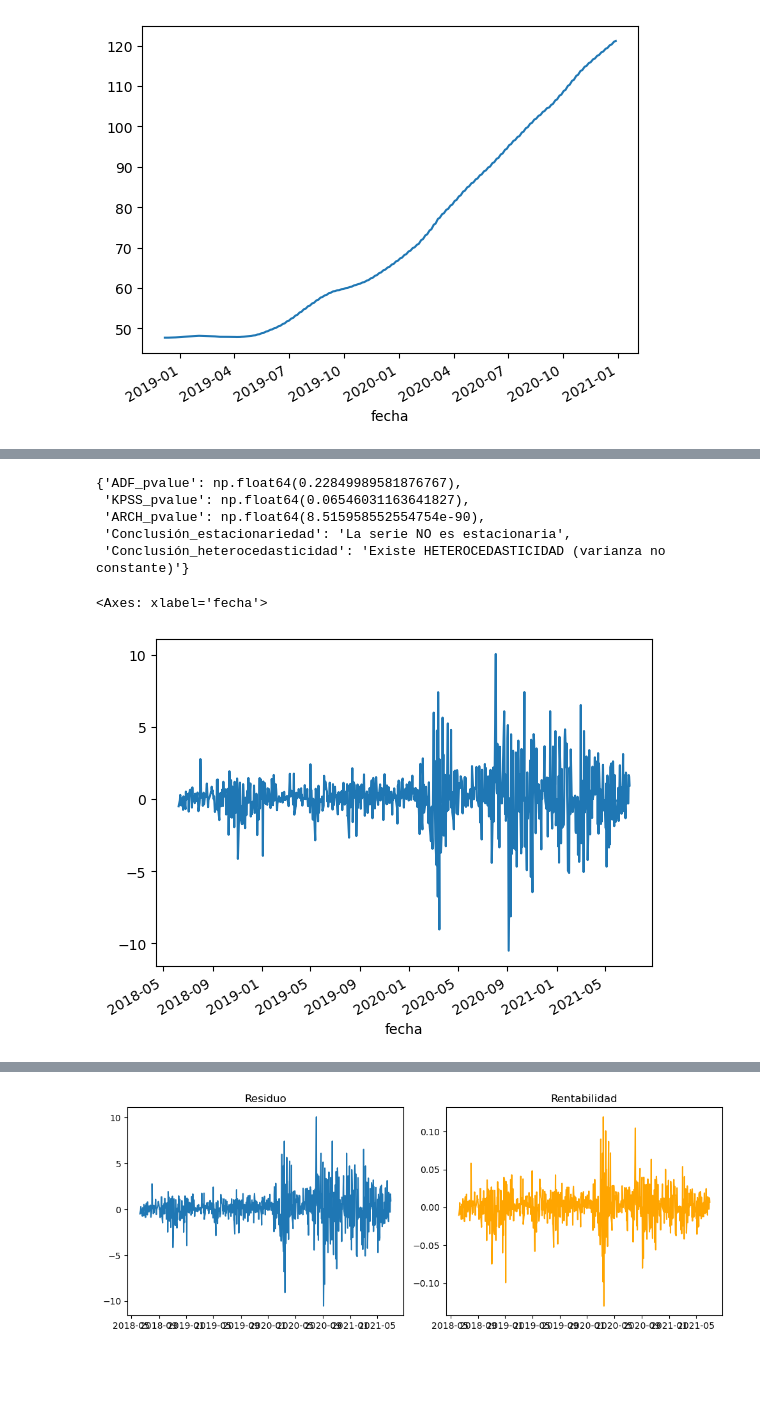
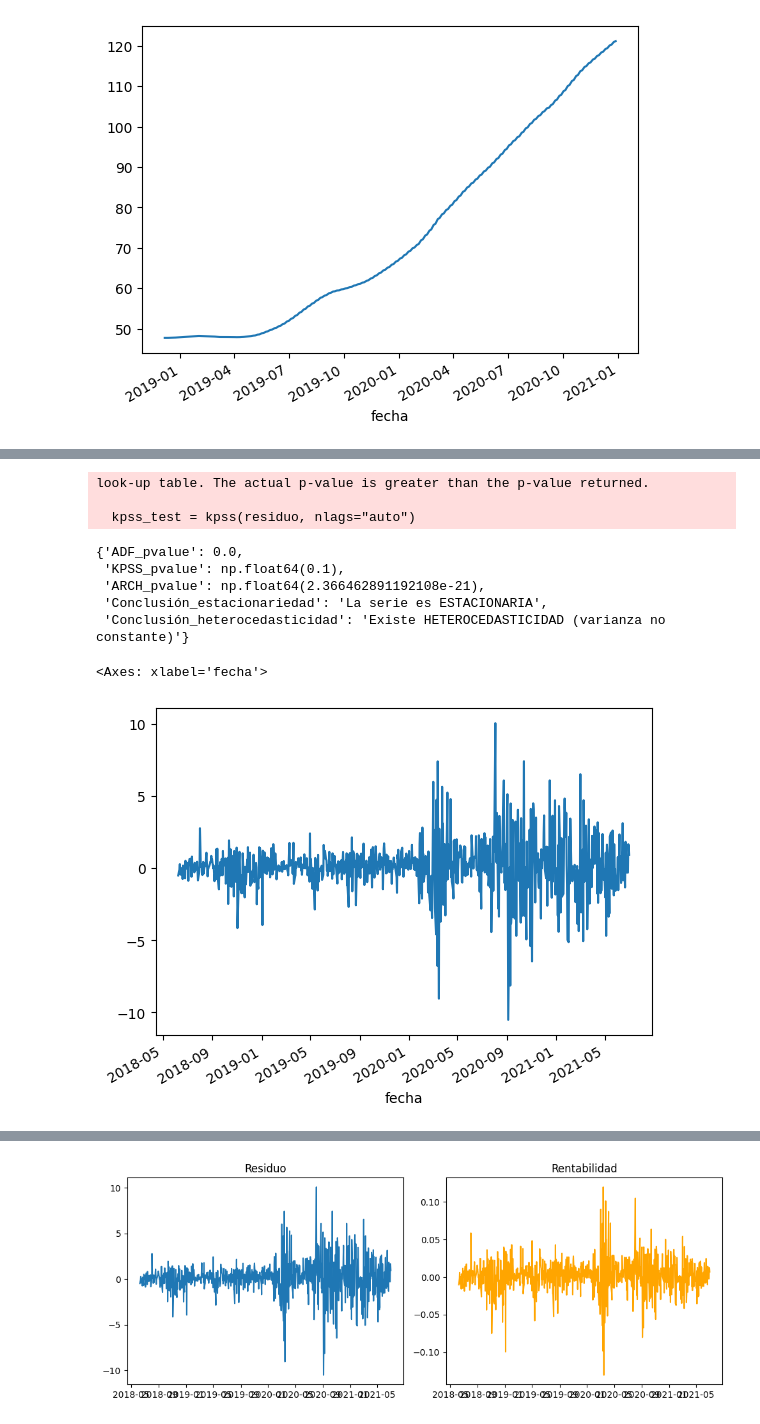
Before and after one commit to LanderAgirre/Reto_09_Azul_Oscuro, a Jupyter notebook: 4.Data_Science.ipynb, the cells around one changed output, grey strips where cells are left out. Saved outputs shown, nothing was run; the diff lists cells and outputs as text; code cells hidden in the pictures; blank space fills up the shorter version.

```diff
--- a/4.Data_Science.ipynb
+++ b/4.Data_Science.ipynb
@@ -71,7 +62,3 @@ trend.plot()
 # %% [output]
 <Axes: xlabel='fecha'>
 [figure]
-# %%
-datos_cartera['resido_AAPLE'] = datos_cartera['AAPL'] - trend
-datos_cartera['resido_AAPLE'].dropna(inplace=True)
-datos_cartera.head()
@@ -91,3 +65,5 @@ datos_cartera['resido_AAPLE'].plot()
+# %%
+datos_cartera['residuo_AAPL']=datos_cartera['AAPL'].diff()
 # %%
 def test_estacionario(residuo):
 
@@ -121,18 +97,19 @@ def test_estacionario(residuo):
 
     return resultados
 # %%
-test_aapl=test_estacionario(datos_cartera['resido_AAPLE'])
+test_aapl=test_estacionario(datos_cartera['residuo_AAPL'])
 test_aapl
 # %% [output]
-{'ADF_pvalue': np.float64(0.22849989581876767),
- 'KPSS_pvalue': np.float64(0.06546031163641827),
- 'ARCH_pvalue': np.float64(8.515958552554754e-90),
- 'Conclusión_estacionariedad': 'La serie NO es estacionaria',
- 'Conclusión_heterocedasticidad': 'Existe HETEROCEDASTICIDAD (varianza no constante)'}
+look-up table. The actual p-value is greater than the p-value returned.
+
+  kpss_test = kpss(residuo, nlags="auto")
+{'ADF_pvalue': 0.0,
+ 'KPSS_pvalue': np.float64(0.1),
+ 'ARCH_pvalue': np.float64(2.366462891192108e-21),
+ 'Conclusión_estacionariedad': 'La serie es ESTACIONARIA',
+ 'Conclusión_heterocedasticidad': 'Existe HETEROCEDASTICIDAD (varianza no constante)'}
 # %%
-diff_apple=datos_cartera['AAPL'].diff()
-datos_cartera['resido_AAPLE2']=diff_apple
-datos_cartera['resido_AAPLE2'].plot()
+datos_cartera['residuo_AAPL'].plot()
 # %% [output]
 <Axes: xlabel='fecha'>
-[figure, old version]
+[figure, new version]
```
Also changed, not shown: parts of 34 cells of this notebook.
